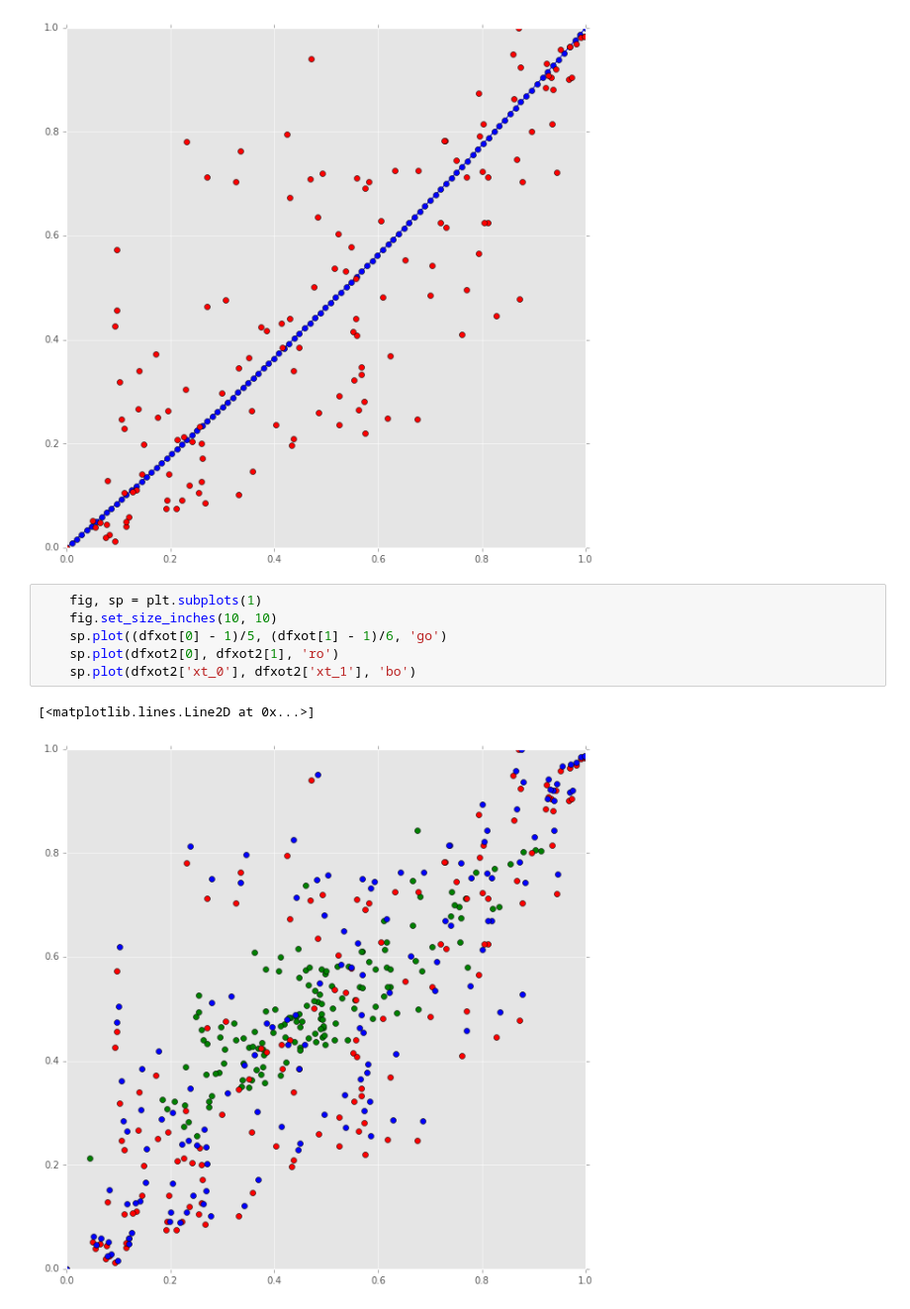
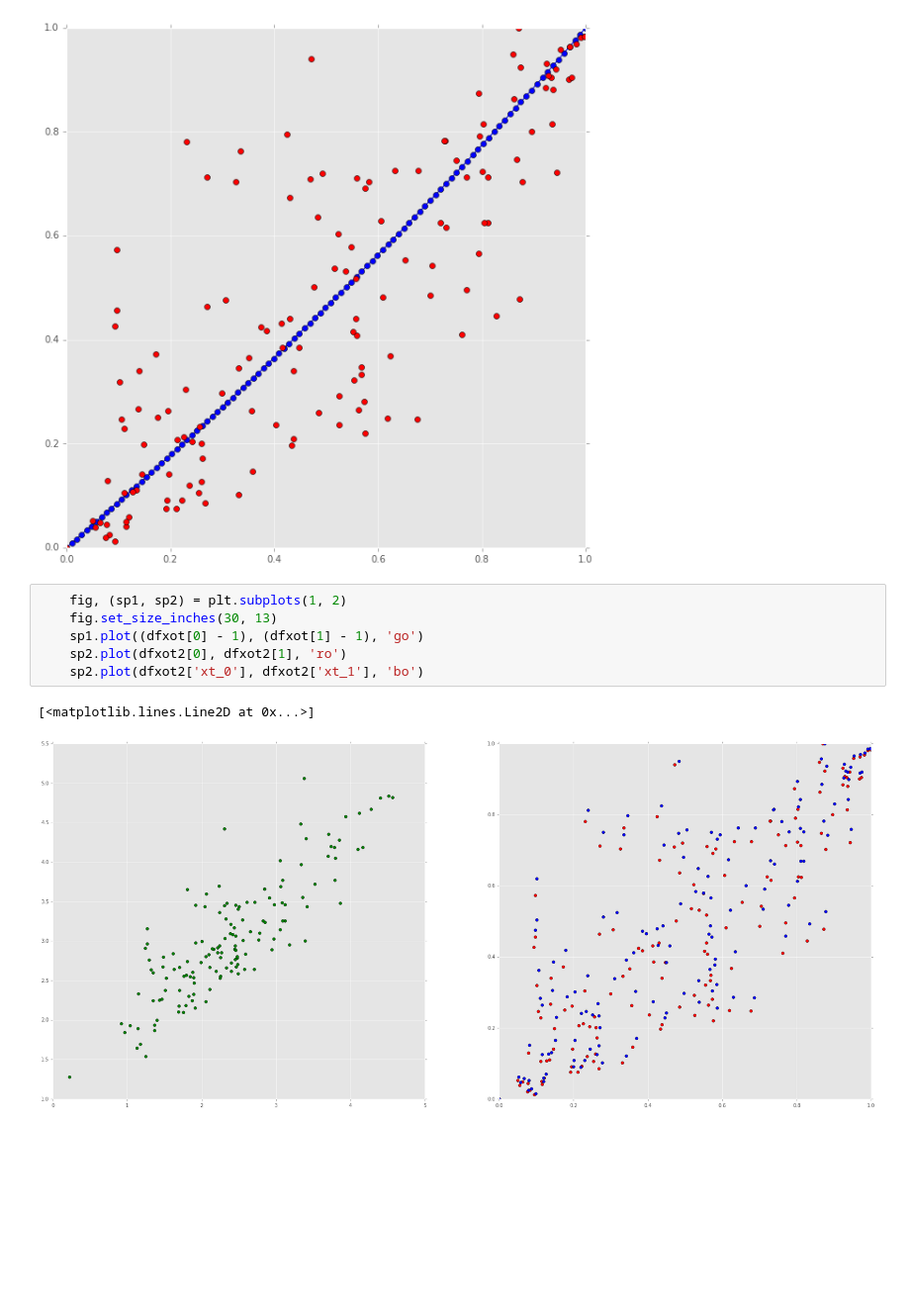
Before and after one commit to docBase/macg, a Jupyter notebook: src/macg/level 2.ipynb, the cells around one changed output. Shown: that part at 99% size. Cells and saved outputs as stored; diff of their text form; blank space fills up the shorter version.

Commit message:
Separate original and transformed values in the last plots

```diff
--- a/src/macg/level 2.ipynb
+++ b/src/macg/level 2.ipynb
@@ -78,11 +78,11 @@ Best transformation is 1
 [figure]
 [figure]
 # %%
-    fig, sp = plt.subplots(1)
-    fig.set_size_inches(10, 10)
-    sp.plot((dfxot[0] - 1)/5, (dfxot[1] - 1)/6, 'go')
-    sp.plot(dfxot2[0], dfxot2[1], 'ro')
-    sp.plot(dfxot2['xt_0'], dfxot2['xt_1'], 'bo')
+    fig, (sp1, sp2) = plt.subplots(1, 2)
+    fig.set_size_inches(30, 13)
+    sp1.plot((dfxot[0] - 1), (dfxot[1] - 1), 'go')
+    sp2.plot(dfxot2[0], dfxot2[1], 'ro')
+    sp2.plot(dfxot2['xt_0'], dfxot2['xt_1'], 'bo')
 # %% [output]
 [<matplotlib.lines.Line2D at 0x...>]
-[figure, old version]
+[figure, new version]
```
